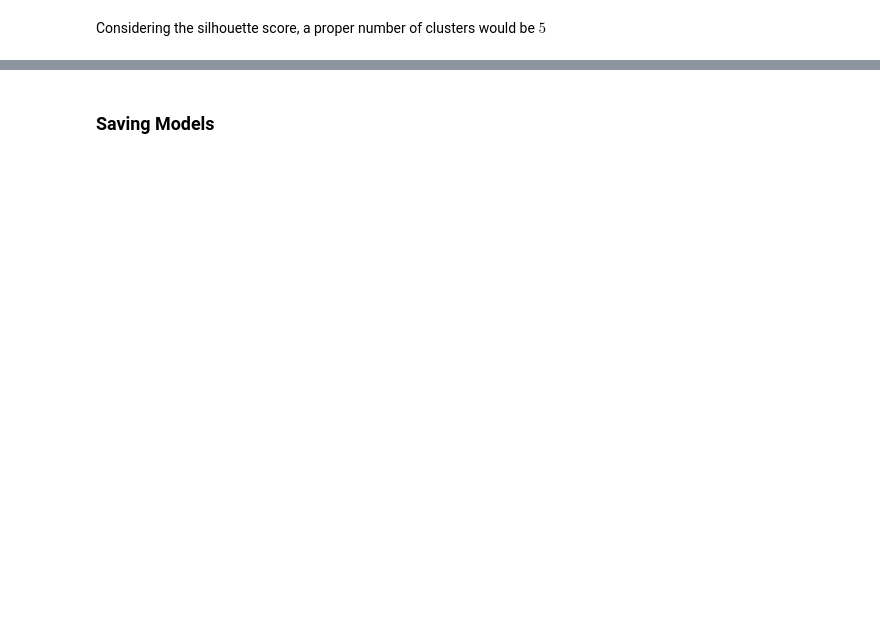
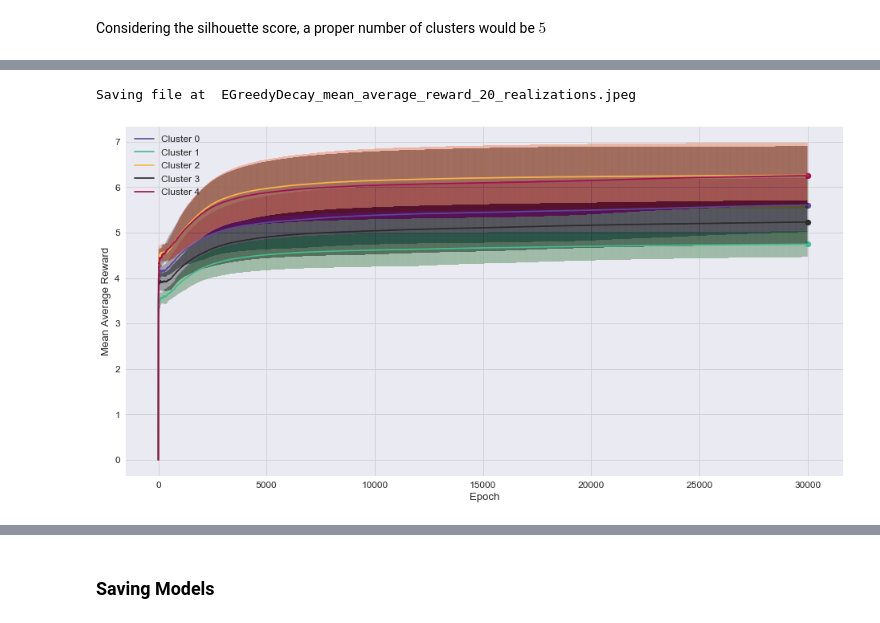
Before and after one commit to guedes-joaofelipe/ml-engineer-capstone, a Jupyter notebook: notebooks/model_training_validation.ipynb, the cells around one changed output, grey strips where cells are left out. Cells and saved outputs as stored; diff of their text form; code cells hidden in the pictures; blank space fills up the shorter version.

```diff
--- a/notebooks/model_training_validation.ipynb
+++ b/notebooks/model_training_validation.ipynb
@@ -399,0 +443,27 @@ df_clusters_rewards
+# %%
+fig, ax = plt.subplots(figsize=(16,8))
+df_plot_mean = mean_reward_hist.groupby(["cluster"]).mean()#[np.arange(0, T, 2000)]
+df_plot_std = mean_reward_hist.groupby(["cluster"]).std()#[np.arange(0, T, 2000)]
+for cluster in np.arange(n_clusters):
+    ax.plot(df_plot_mean.iloc[cluster],
+            label = "Cluster " + str(cluster),
+            color=second_palette[cluster], alpha=5)
+
+    ax.errorbar(df_plot_mean.columns,
+                df_plot_mean.iloc[cluster],
+                df_plot_std.iloc[cluster],
+           color=second_palette[cluster],
+               alpha=.002)
+
+    ax.scatter(x=[T], y=[np.array(df_plot_mean.loc[cluster])[-1]],
+               color=second_palette[cluster])
+
+ax.set_xlabel("Epoch"), ax.set_ylabel("Mean Average Reward")
+ax.legend()
+ax.grid(True, color="lightgray")
+filename = "{}_mean_average_reward_{}_realizations.jpeg".format(str(bandits[0]), realizations)
+print ("Saving file at ", filename)
+fig.savefig(os.path.join(plots_dir, filename), bbox_inches="tight")
+# %% [output]
+Saving file at  EGreedyDecay_mean_average_reward_20_realizations.jpeg
+[figure, added]
```
Also changed, not shown: parts of 17 cells of this notebook, 9 other files.
